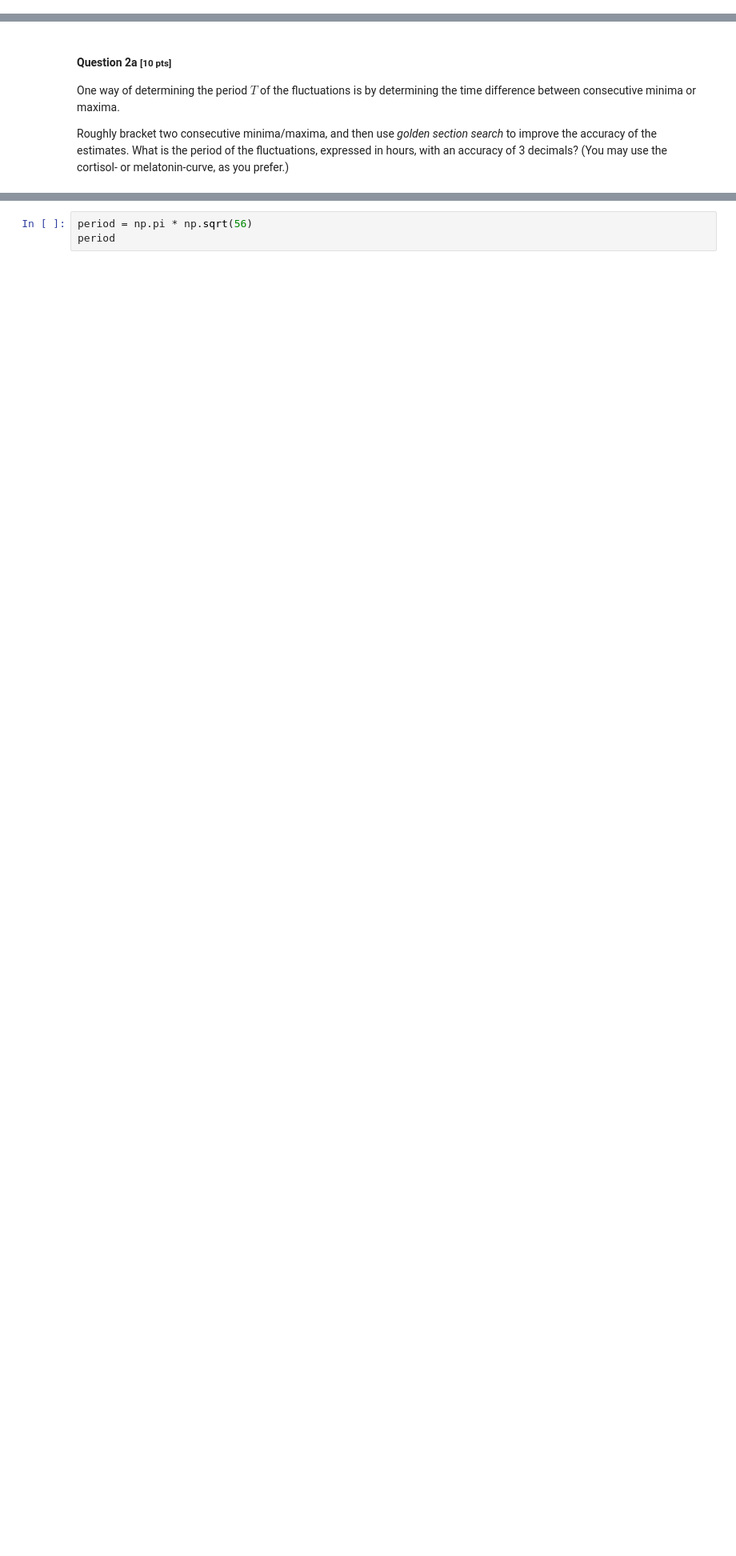
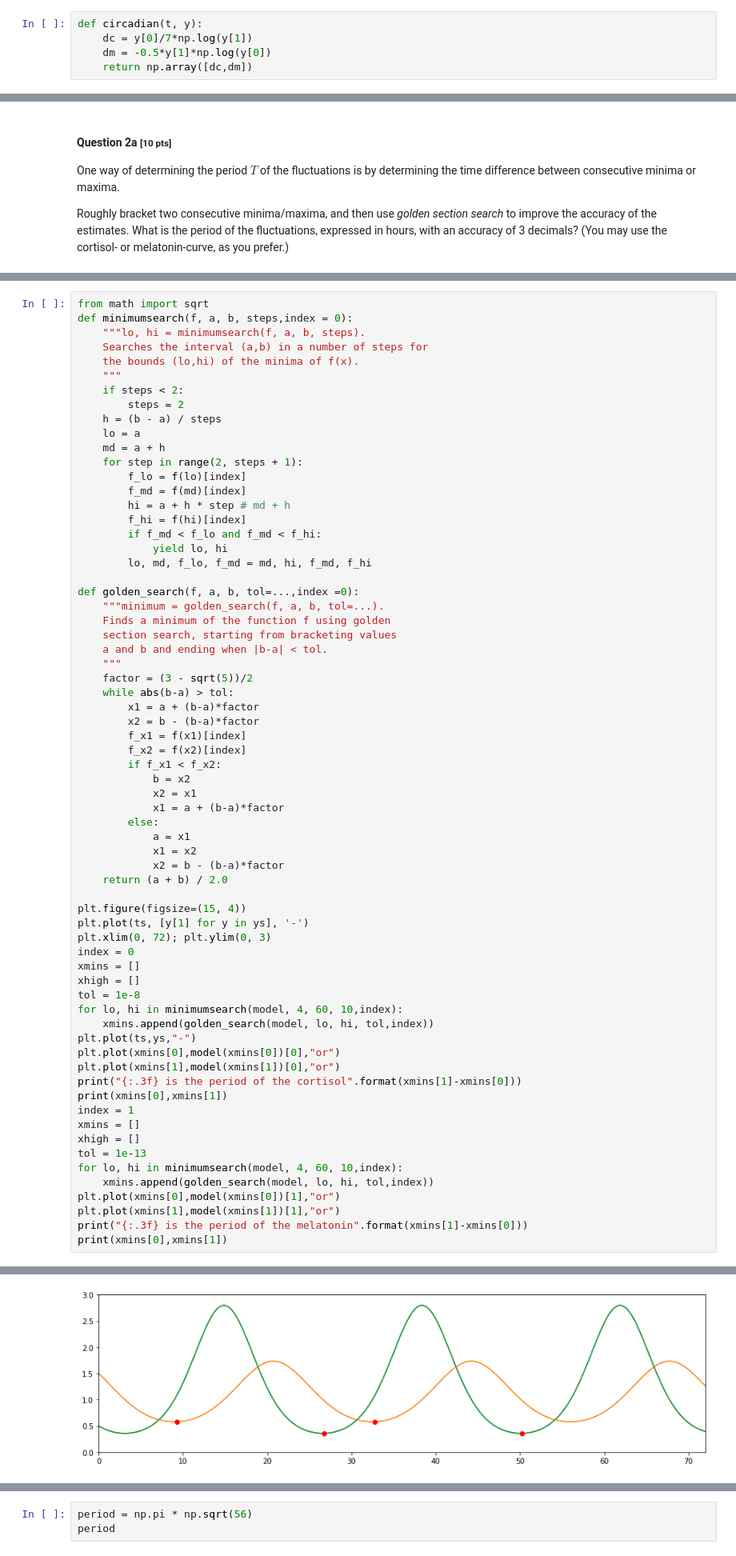
Before and after one commit to KaikaiLinHanze/DataScience, a Jupyter notebook: Numerical Analysis/exam/Test exam (2020-2021)/BFVM19DATASC2_T_DataScience2_2021_DSLS_LADR.ipynb, the cells around one changed output, grey strips where cells are left out. Shown: that part at 80% size. Cells and saved outputs as stored; diff of their text form; blank space fills up the shorter version.

```diff
--- a/Numerical Analysis/exam/Test exam (2020-2021)/BFVM19DATASC2_T_DataScience2_2021_DSLS_LADR.ipynb
+++ b/Numerical Analysis/exam/Test exam (2020-2021)/BFVM19DATASC2_T_DataScience2_2021_DSLS_LADR.ipynb
@@ -102,6 +102,11 @@ $$
 $$
 
 Time is measured in *hours*; the plasma concentrations are expressed in *arbitrary units* relative to equilibrium (i.e. a static state $M(t)=C(t)=1$ is a solution of these equations).
+# %%
+def circadian(t, y):
+    dc = y[0]/7*np.log(y[1])
+    dm = -0.5*y[1]*np.log(y[0])
+    return np.array([dc,dm])
 # %%
 def circadian(t, y):
     # F = lambda t, y: np.dot(np.array([[1/7, 0], [0, -1/2]]), np.array([y[0]*np.log(y[1]), y[1]*np.log(y[0])]))
@@ -230,0 +200,68 @@ f(x) = 0.617
+# %%
+from math import sqrt
+def minimumsearch(f, a, b, steps,index = 0):
+    """lo, hi = minimumsearch(f, a, b, steps).
+    Searches the interval (a,b) in a number of steps for
+    the bounds (lo,hi) of the minima of f(x).
+    """
+    if steps < 2:
+        steps = 2
+    h = (b - a) / steps
+    lo = a
+    md = a + h
+    for step in range(2, steps + 1):
+        f_lo = f(lo)[index]
+        f_md = f(md)[index]
+        hi = a + h * step # md + h
+        f_hi = f(hi)[index]
+        if f_md < f_lo and f_md < f_hi:
+            yield lo, hi
+        lo, md, f_lo, f_md = md, hi, f_md, f_hi
+
+def golden_search(f, a, b, tol=...,index =0):
+    """minimum = golden_search(f, a, b, tol=...).
+    Finds a minimum of the function f using golden
+    section search, starting from bracketing values
+    a and b and ending when |b-a| < tol.
+    """
+    factor = (3 - sqrt(5))/2
+    while abs(b-a) > tol:
+        x1 = a + (b-a)*factor
+        x2 = b - (b-a)*factor
+        f_x1 = f(x1)[index]
+        f_x2 = f(x2)[index]
+        if f_x1 < f_x2:
+            b = x2
+            x2 = x1
+            x1 = a + (b-a)*factor
+        else:
+            a = x1
+            x1 = x2
+            x2 = b - (b-a)*factor
+    return (a + b) / 2.0
+
+plt.figure(figsize=(15, 4))
+plt.plot(ts, [y[1] for y in ys], '-')
+plt.xlim(0, 72); plt.ylim(0, 3)
+index = 0
+xmins = []
+xhigh = []
+tol = 1e-8
+for lo, hi in minimumsearch(model, 4, 60, 10,index):
+    xmins.append(golden_search(model, lo, hi, tol,index))
+plt.plot(ts,ys,"-")
+plt.plot(xmins[0],model(xmins[0])[0],"or")
+plt.plot(xmins[1],model(xmins[1])[0],"or")
+print("{:.3f} is the period of the cortisol".format(xmins[1]-xmins[0]))
+print(xmins[0],xmins[1])
+index = 1
+xmins = []
+xhigh = []
+tol = 1e-13
+for lo, hi in minimumsearch(model, 4, 60, 10,index):
+    xmins.append(golden_search(model, lo, hi, tol,index))
+plt.plot(xmins[0],model(xmins[0])[1],"or")
+plt.plot(xmins[1],model(xmins[1])[1],"or")
+print("{:.3f} is the period of the melatonin".format(xmins[1]-xmins[0]))
+print(xmins[0],xmins[1])
+# %% [output]
@@ -231,3 +272,4 @@ f(x) = 0.617
+[figure, added]
 # %% [markdown]
 #### Question 2b <small>[10 pts]</small>
 
```
Also changed, not shown: parts of 5 cells of this notebook.
